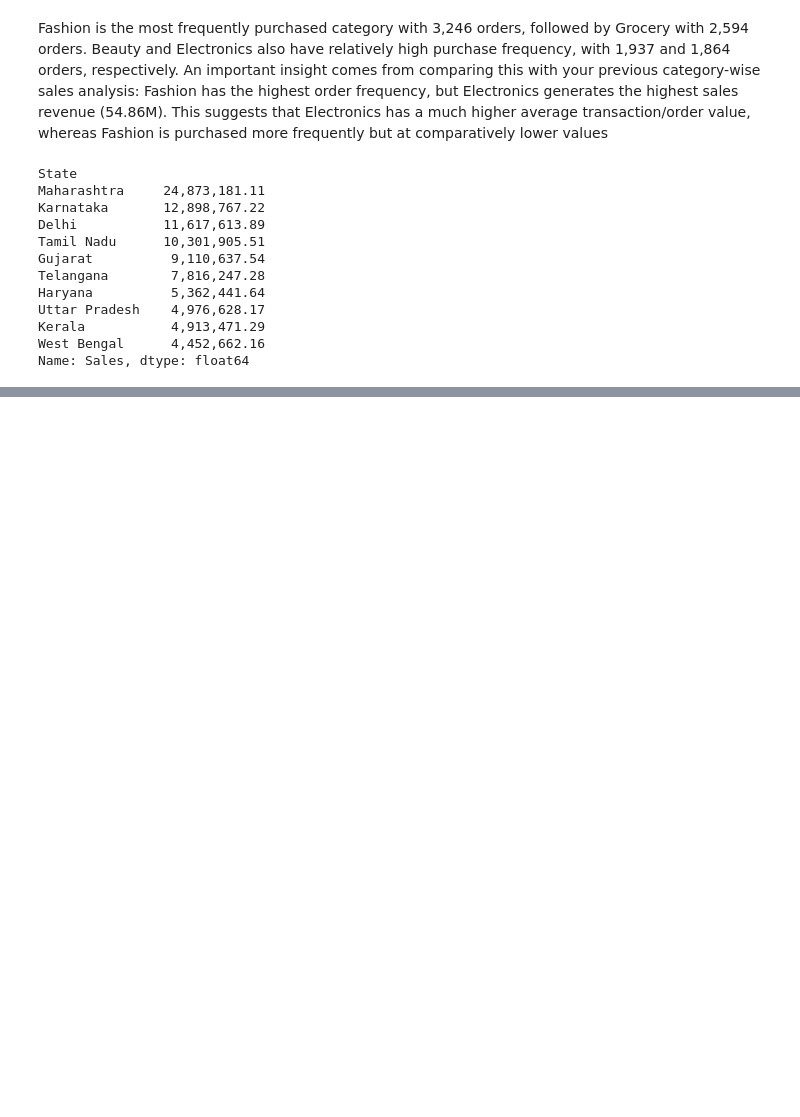
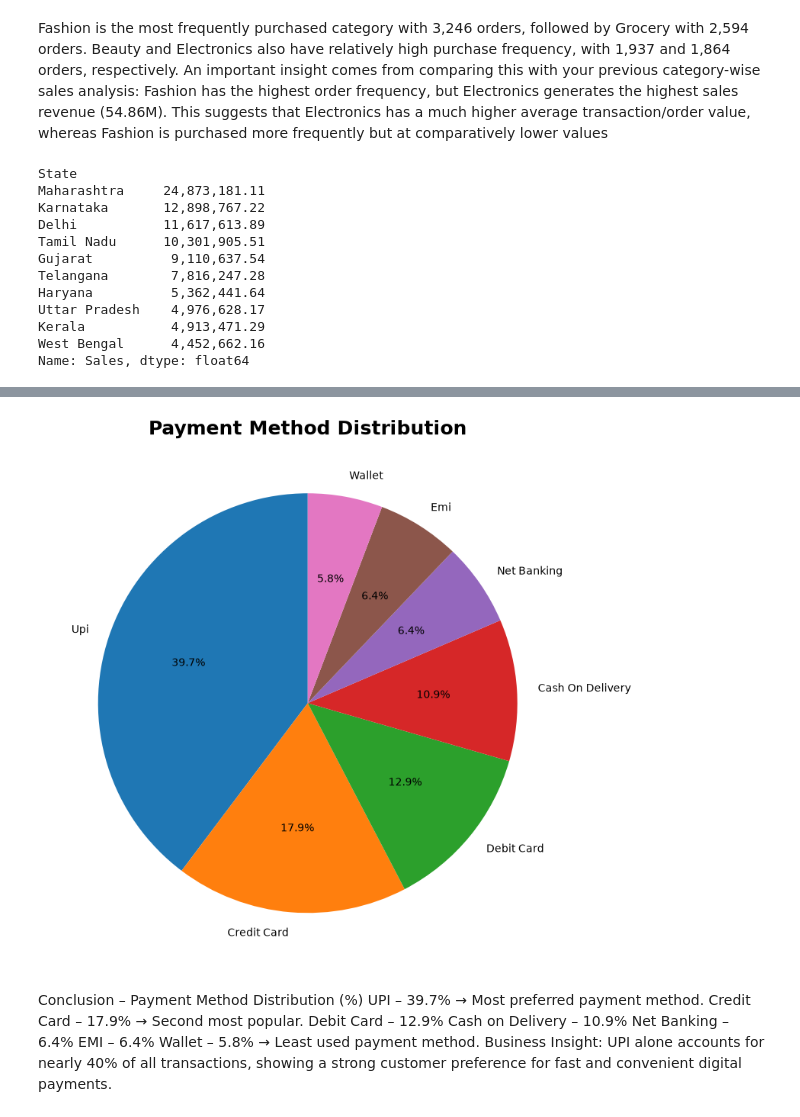
Before and after one commit to Tanujakarande5703/data_analysis_project, a Jupyter notebook: project.ipynb, the cells around one changed output, grey strips where cells are left out. Cells and saved outputs as stored; diff of their text form; code cells hidden in the pictures; blank space fills up the shorter version.

```diff
--- a/project.ipynb
+++ b/project.ipynb
@@ -955,0 +1182,37 @@ Name: Sales, dtype: float64
+# %%
+# Payment method counts
+payment_counts = df['Payment_Method'].value_counts()
+
+
+plt.figure(figsize=(8, 8))
+
+
+plt.pie(
+    payment_counts.values,
+    labels=payment_counts.index,
+    autopct='%1.1f%%',
+    startangle=90
+)
+
+
+plt.title(
+    'Payment Method Distribution',
+    fontsize=18,
+    fontweight='bold'
+)
+
+
+plt.tight_layout()
+plt.show()
+# %% [output]
+[figure, added]
+# %% [markdown]
+Conclusion – Payment Method Distribution (%)
+UPI – 39.7% → Most preferred payment method.
+Credit Card – 17.9% → Second most popular.
+Debit Card – 12.9%
+Cash on Delivery – 10.9%
+Net Banking – 6.4%
+EMI – 6.4%
+Wallet – 5.8% → Least used payment method.
+Business Insight: UPI alone accounts for nearly 40% of all transactions, showing a strong customer preference for fast and convenient digital payments.
```
Also changed, not shown: parts of 25 cells of this notebook.
